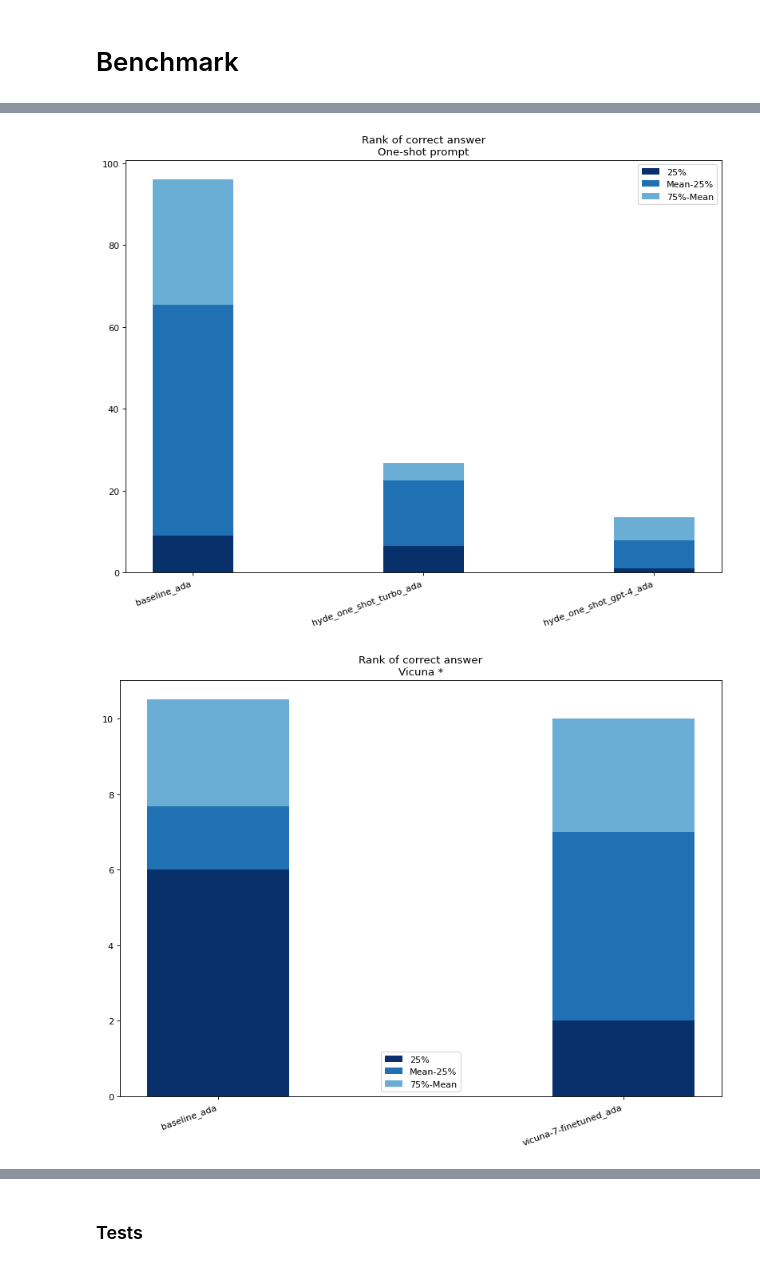
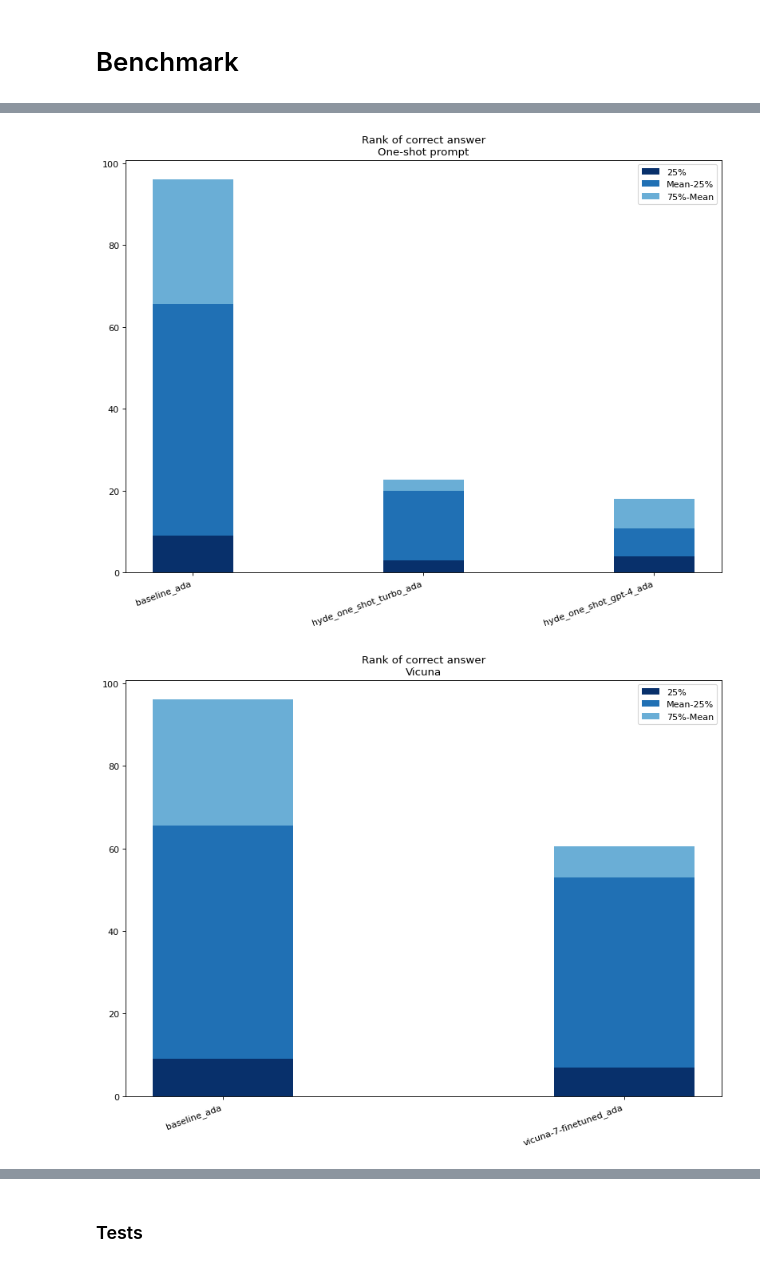
Before and after one commit to MerlinAGI/retrieval-experiments, a Jupyter notebook: benchmark.ipynb, the cells around one changed output, grey strips where cells are left out. Drawn from its saved outputs; the diff is of its cells as text; code cells hidden in the pictures.

```diff
--- a/benchmark.ipynb
+++ b/benchmark.ipynb
@@ -110,7 +110,7 @@ def avg_embedding(answers, emb_type="ada"):
 # %% [markdown]
 ## Retrieval
 # %%
-WEIGHT_HYDE = 0.8 # weight of hyde embedding compared to the question embedding
+WEIGHT_HYDE = 0.7 # weight of hyde embedding compared to the question embedding
 
 def get_context_cos(text, emb_type="ada", top_k=1000, hyde_embedding=None) -> List[Tuple[str, float]]:
     q_emb = emb_functions[emb_type]([text])[0]
@@ -306,6 +306,7 @@ stats = df.describe()
 
 plot(["baseline_ada", "hyde_general_turbo_ada", "hyde_general_gpt-4_ada"], "General prompt", stats)
 plot(["baseline_ada", "hyde_one_shot_turbo_ada", "hyde_one_shot_gpt-4_ada"], "One-shot prompt", stats)
+plot(["baseline_ada", "vicuna-7-finetuned_ada"], "Vicuna", stats)
 # select some rows only, vicuna fails on some questions
 df_cleaned = df.loc[[3, 4, 6]]
 stats_cleaned = df_cleaned.describe()
@@ -315,2 +316,2 @@ plot(["baseline_ada", "vicuna-7-finetuned_ada"], "Vicuna *", stats_cleaned)
-[figure, old version]
+[figure, new version]
-[figure, old version]
+[figure, new version]
```
Also changed, not shown: parts of 3 cells of this notebook, 3 other files.
